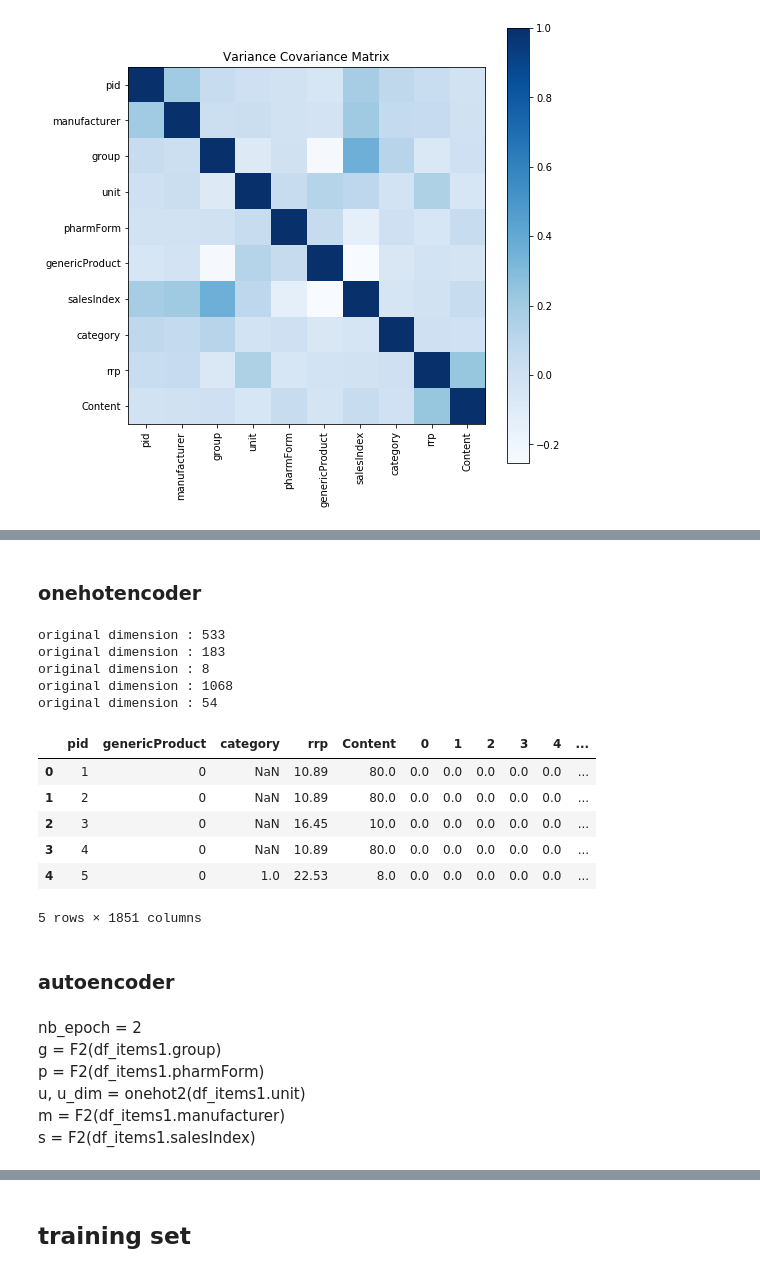
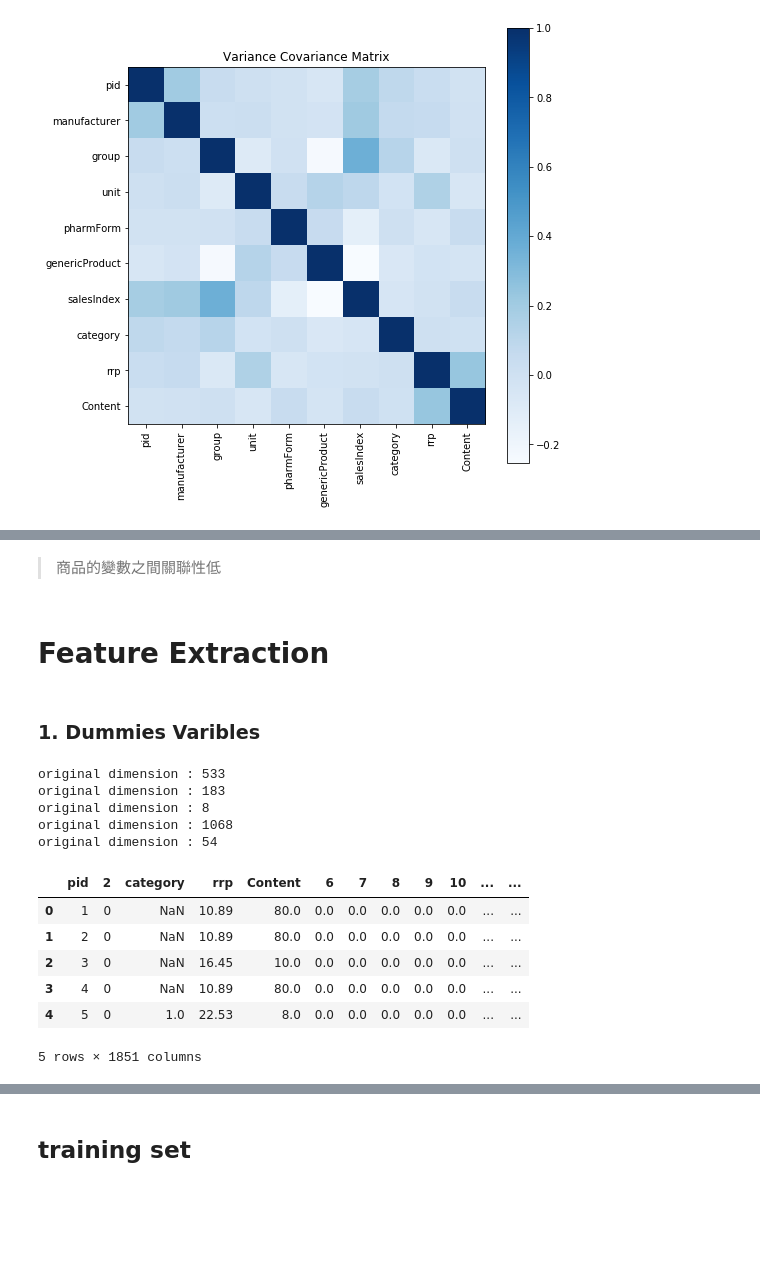
Before and after one commit to t830506/Data_Mining_Cup, a Jupyter notebook: DMC.ipynb, the cells around one changed output, grey strips where cells are left out. Cells and saved outputs as stored; diff of their text form; code cells hidden in the pictures; blank space fills up the shorter version.

```diff
--- a/DMC.ipynb
+++ b/DMC.ipynb
@@ -23,10 +23,8 @@ Using TensorFlow backend.
 # %% [markdown]
 ## items imformation
 # %%
-df_items0 = pd.read_csv("DATA/DMC_2017_task/items.csv", sep = "|")
+df_items0 = pd.read_csv("items.csv", sep = "|")
 print(df_items0.shape)
-
-del df_items0["campaignIndex"]
-df_items0.pharmForm = df_items0.pharmForm.str.upper()
+df_items0.head()
 # %% [output]
 (22035, 11)
@@ -77 +117,5 @@ plt.show()
+# %% [markdown]
+> 商品的變數之間關聯性低
+# %% [markdown]
+# Feature Extraction
 # %%
@@ -141,37 +187,30 @@ def F2(x):
     df_his, df_auto = auto(np.array(df_onehot), int(original_dim/10))
     Plot(df_his.history['loss'], df_his.history['val_loss'], 'Loss')
     return df_auto
-# %% [markdown]
-### onehotencoder
+# %% [markdown]
+### 1. Dummies Varibles
 # %%
 g1, g1_dim = onehot2(df_items1.group)
 p1, p1_dim = onehot2(df_items1.pharmForm)
 u1, u1_dim = onehot2(df_items1.unit)
 m1, m1_dim = onehot2(df_items1.manufacturer)
 s1, s1_dim = onehot2(df_items1.salesIndex)
 
 df_items_oh0 = pd.concat([df_items1, g1, p1, u1, m1, s1], axis=1, join_axes=[df_items1.index])
 df_items_oh = df_items_oh0.drop(["group", "pharmForm", "unit", "manufacturer", "salesIndex"], axis=1)
+df_items_oh.columns = [np.arange(1, (pd.DataFrame(df_items_oh).shape[1]+1), 1)]
+df_items_oh.rename(columns={1: 'pid', 3: 'category', 4: 'rrp', 5: 'Content'}, inplace = True)
 df_items_oh.head()
 # %% [output]
 original dimension : 533
 original dimension : 183
 original dimension : 8
 original dimension : 1068
 original dimension : 54
-|  | pid | genericProduct | category | rrp | Content | 0 | 1 | 2 | 3 | 4 | ... |
-| 0 | 1 | 0 | NaN | 10.89 | 80.0 | 0.0 | 0.0 | 0.0 | 0.0 | 0.0 | ... |
-| 1 | 2 | 0 | NaN | 10.89 | 80.0 | 0.0 | 0.0 | 0.0 | 0.0 | 0.0 | ... |
-| 2 | 3 | 0 | NaN | 16.45 | 10.0 | 0.0 | 0.0 | 0.0 | 0.0 | 0.0 | ... |
-| 3 | 4 | 0 | NaN | 10.89 | 80.0 | 0.0 | 0.0 | 0.0 | 0.0 | 0.0 | ... |
-| 4 | 5 | 0 | 1.0 | 22.53 | 8.0 | 0.0 | 0.0 | 0.0 | 0.0 | 0.0 | ... |
+|  | pid | 2 | category | rrp | Content | 6 | 7 | 8 | 9 | 10 | ... | ... |
+| 0 | 1 | 0 | NaN | 10.89 | 80.0 | 0.0 | 0.0 | 0.0 | 0.0 | 0.0 | ... | ... |
+| 1 | 2 | 0 | NaN | 10.89 | 80.0 | 0.0 | 0.0 | 0.0 | 0.0 | 0.0 | ... | ... |
+| 2 | 3 | 0 | NaN | 16.45 | 10.0 | 0.0 | 0.0 | 0.0 | 0.0 | 0.0 | ... | ... |
+| 3 | 4 | 0 | NaN | 10.89 | 80.0 | 0.0 | 0.0 | 0.0 | 0.0 | 0.0 | ... | ... |
+| 4 | 5 | 0 | 1.0 | 22.53 | 8.0 | 0.0 | 0.0 | 0.0 | 0.0 | 0.0 | ... | ... |
 5 rows × 1851 columns
-# %% [markdown]
-### autoencoder
-# %% [markdown]
-nb_epoch = 2
-g = F2(df_items1.group)
-p = F2(df_items1.pharmForm)
-u, u_dim = onehot2(df_items1.unit)
-m = F2(df_items1.manufacturer)
-s = F2(df_items1.salesIndex)
```
Also changed, not shown: parts of 70 cells of this notebook.
